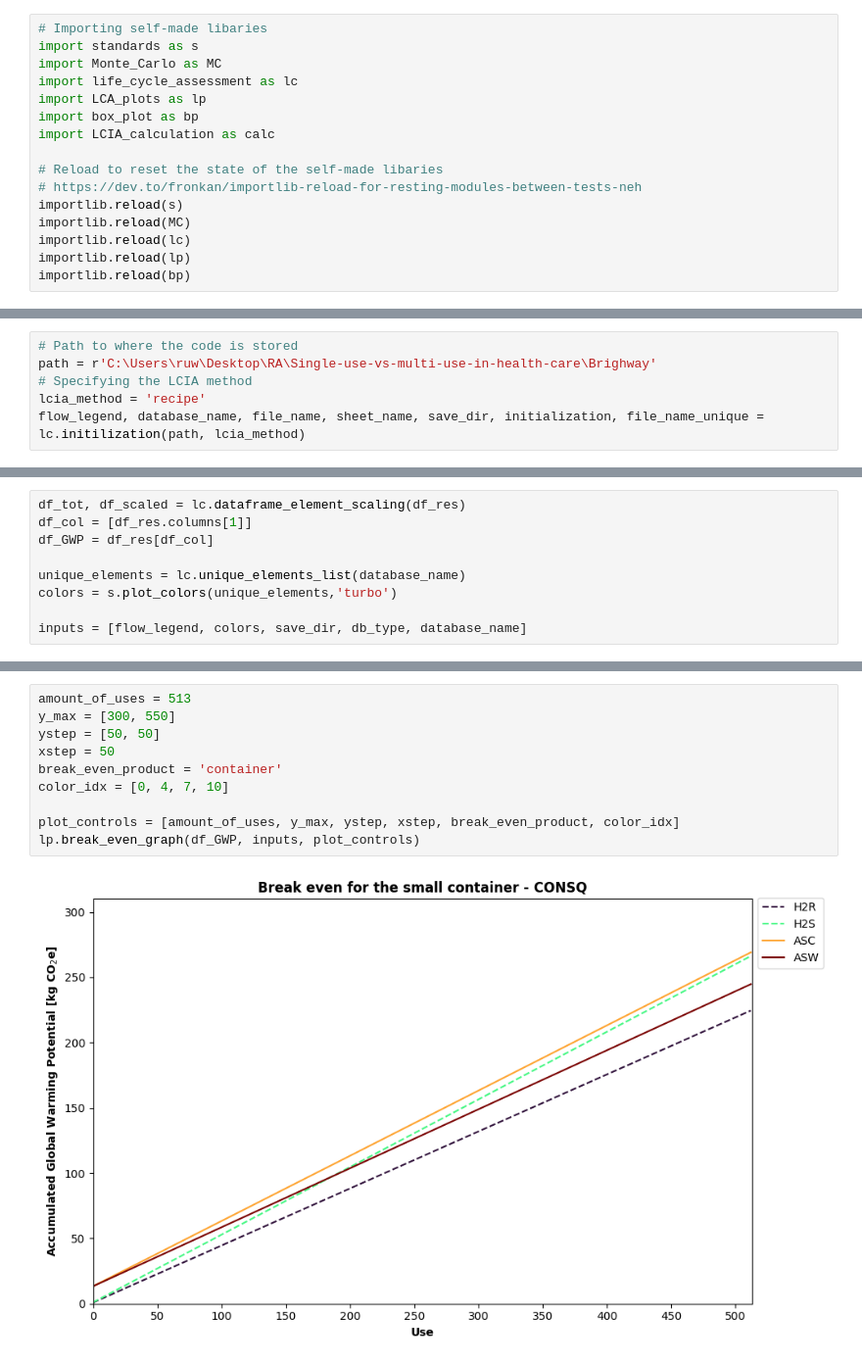
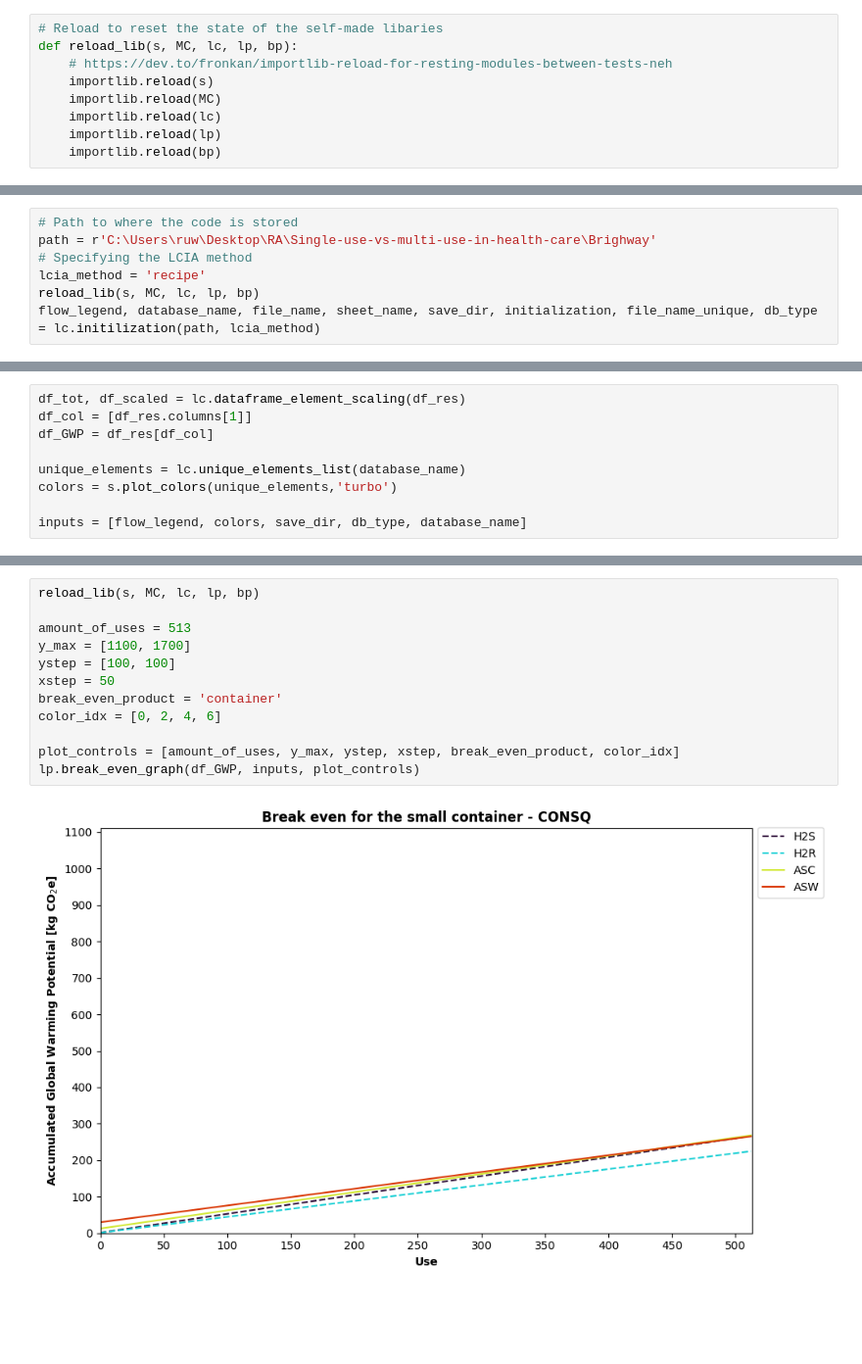
Before and after one commit to RuneWF/Single-use-vs-multi-use-in-health-care, a Jupyter notebook: Brighway/Ofir/Ofir.ipynb, the cells around one changed output, grey strips where cells are left out. Shown at 98% size. Cells and saved outputs as stored; diff of their text form; blank space fills up the shorter version.

```diff
--- a/Brighway/Ofir/Ofir.ipynb
+++ b/Brighway/Ofir/Ofir.ipynb
@@ -9,16 +17,9 @@ sys.path.insert(1, r'C:\Users\ruw\Desktop\RA\Single-use-vs-multi-use-in-health-c
 # %%
-# Importing self-made libaries
-import standards as s
-import Monte_Carlo as MC
-import life_cycle_assessment as lc
-import LCA_plots as lp
-import box_plot as bp
-import LCIA_calculation as calc
-
 # Reload to reset the state of the self-made libaries
-# https://dev.to/fronkan/importlib-reload-for-resting-modules-between-tests-neh
-importlib.reload(s)
-importlib.reload(MC)
-importlib.reload(lc)
-importlib.reload(lp)
-importlib.reload(bp)
+def reload_lib(s, MC, lc, lp, bp):
+    # https://dev.to/fronkan/importlib-reload-for-resting-modules-between-tests-neh
+    importlib.reload(s)
+    importlib.reload(MC)
+    importlib.reload(lc)
+    importlib.reload(lp)
+    importlib.reload(bp)
@@ -29,5 +28,6 @@ importlib.reload(bp)
 path = r'C:\Users\ruw\Desktop\RA\Single-use-vs-multi-use-in-health-care\Brighway'
 # Specifying the LCIA method
 lcia_method = 'recipe'
-flow_legend, database_name, file_name, sheet_name, save_dir, initialization, file_name_unique = lc.initilization(path, lcia_method)
+reload_lib(s, MC, lc, lp, bp)
+flow_legend, database_name, file_name, sheet_name, save_dir, initialization, file_name_unique, db_type = lc.initilization(path, lcia_method)
 # %% [output]
@@ -136,12 +115,14 @@ lp.gwp_scenario_plot(df_GWP, inputs, y_axis_values)
 # %%
+reload_lib(s, MC, lc, lp, bp)
+
 amount_of_uses = 513
-y_max = [300, 550]
-ystep = [50, 50]
+y_max = [1100, 1700]
+ystep = [100, 100]
 xstep = 50
 break_even_product = 'container'
-color_idx = [0, 4, 7, 10]
+color_idx = [0, 2, 4, 6]
 
 plot_controls = [amount_of_uses, y_max, ystep, xstep, break_even_product, color_idx]
 lp.break_even_graph(df_GWP, inputs, plot_controls)
 # %% [output]
-[figure, old version]
+[figure, new version]
```
Also changed, not shown: parts of 15 cells of this notebook, 23 other files.
